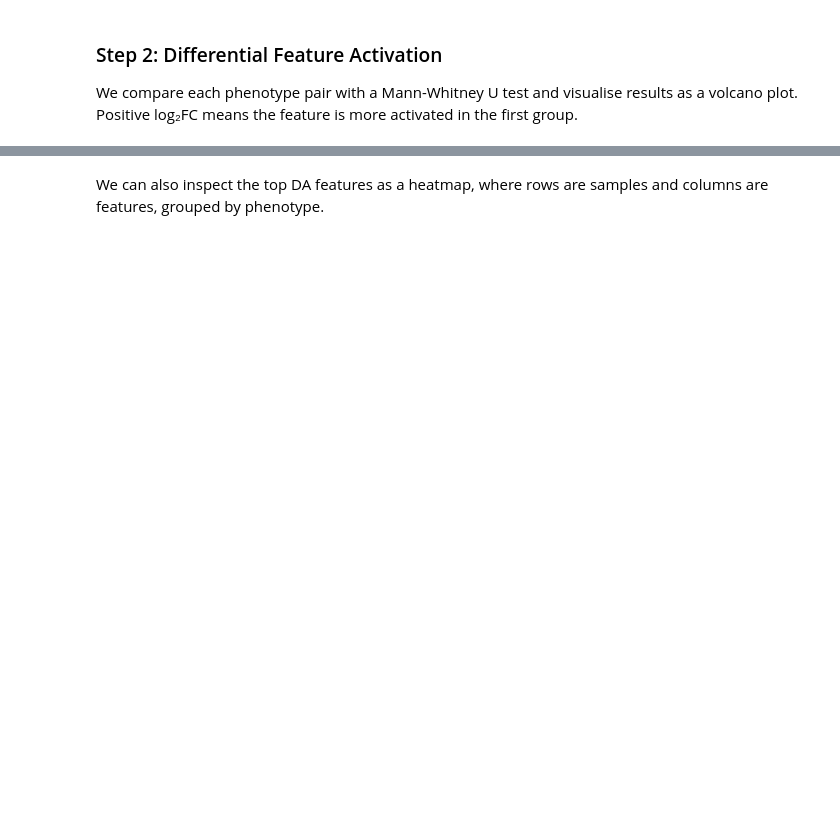
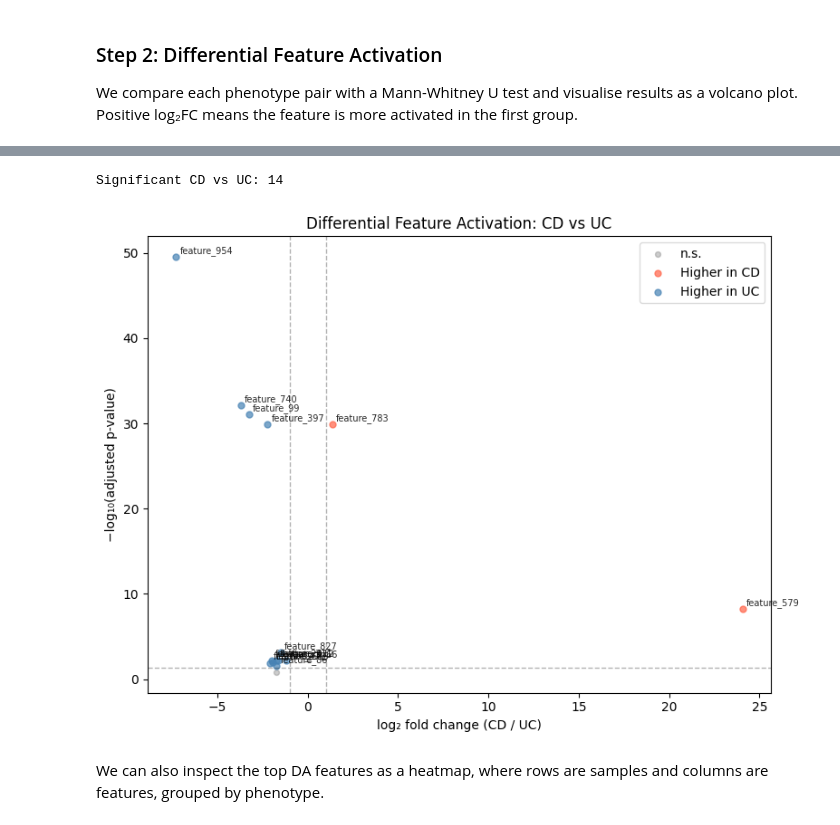
Before and after one commit to Multiomics-Analytics-Group/gea, a Jupyter notebook: docs/tutorial/tutorial-ibd.ipynb, the cells around one changed output, grey strips where cells are left out. Drawn from its saved outputs; the diff is of its cells as text; code cells hidden in the pictures; blank space fills up the shorter version.

```diff
--- a/docs/tutorial/tutorial-ibd.ipynb
+++ b/docs/tutorial/tutorial-ibd.ipynb
@@ -359,7 +622,14 @@ fig, ax = volcano_plot(dfa_uc_vs_ctrl, group_a="UC", group_b="non-IBD", lfc_thre
 # %%
 # CD vs UC — features that distinguish the two IBD subtypes
-dfa_cd_vs_uc = differential_feature_activation(graph_acts_df, group_a="CD", group_b="UC")
+dfa_cd_vs_uc = differential_feature_activation(
+    graph_acts_df_alive, group_a="CD", group_b="UC",
+    padj_threshold=0.05, lfc_threshold=1.0,
+)
+print(f"Significant CD vs UC: {dfa_cd_vs_uc['significant'].sum()}")
 fig, ax = volcano_plot(dfa_cd_vs_uc, group_a="CD", group_b="UC", lfc_threshold=1.0)
+# %% [output]
+Significant CD vs UC: 14
+[figure, added]
 # %% [markdown]
 We can also inspect the top DA features as a heatmap, where rows are samples and columns are features, grouped by phenotype.
 # %%
```
Also changed, not shown: parts of 44 cells of this notebook.
